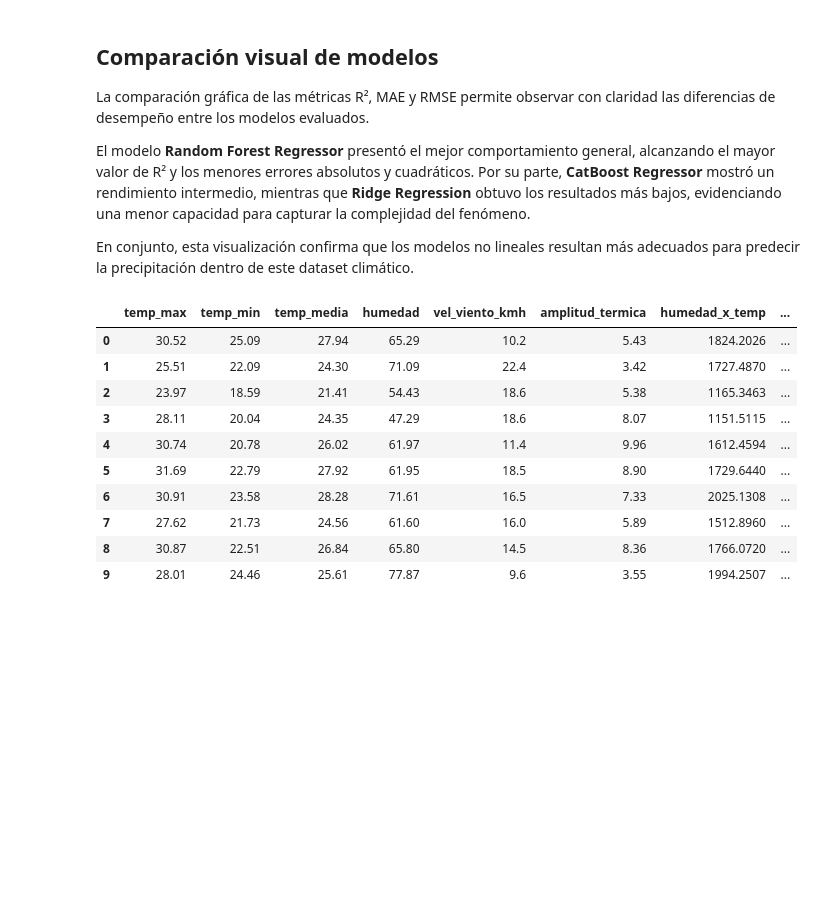
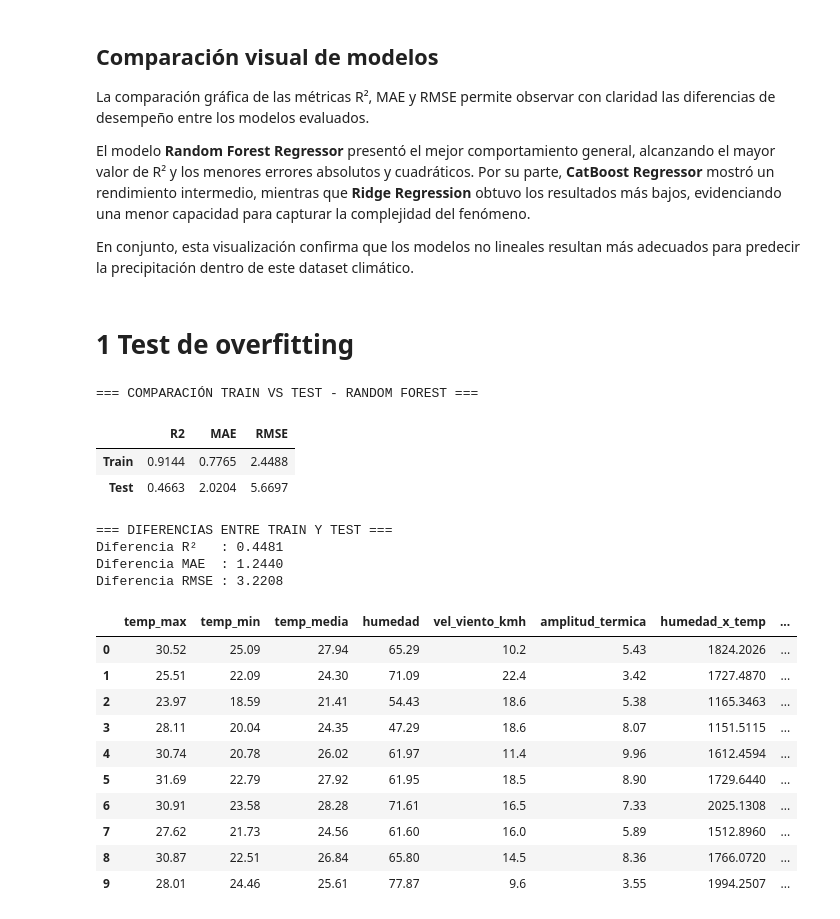
Before and after one commit to IvanSerem/ds2-proyecto-agricola, a Jupyter notebook: DataScienceII.ipynb, the cells around one changed output. Saved outputs shown, nothing was run; the diff lists cells and outputs as text; code cells hidden in the pictures; blank space fills up the shorter version.

```diff
--- a/DataScienceII.ipynb
+++ b/DataScienceII.ipynb
@@ -2319,16 +2379,17 @@ Dimensiones de y: (83996,)
 # %%
-# =====================================
-# DIVISIÓN DE DATOS PARA MODELADO
-# =====================================
-
 from sklearn.model_selection import train_test_split
 
-# X e y ya fueron definidos previamente (sin 'Date' y con variables codificadas)
+# 1. Separar X e y
+y = df_fs["precipitacion"]
+X = df_fs.drop(columns=["precipitacion", "fecha", "vel_viento"])
+
+# 2. Dividir train/test
 X_train, X_test, y_train, y_test = train_test_split(
     X, y, test_size=0.2, random_state=42
 )
 
-print(f"Tamaño conjunto de entrenamiento: {X_train.shape}")
-print(f"Tamaño conjunto de prueba: {X_test.shape}")
-print(f"Proporción: {len(X_train)/len(df_encoded):.2f} train / {len(X_test)/len(df_encoded):.2f} test")
+print("X_train:", X_train.shape)
+print("X_test :", X_test.shape)
+print("y_train:", y_train.shape)
+print("y_test :", y_test.shape)
 # %% [output]
@@ -2476,6 +2544,57 @@ La comparación gráfica de las métricas R², MAE y RMSE permite observar con c
 El modelo **Random Forest Regressor** presentó el mejor comportamiento general, alcanzando el mayor valor de R² y los menores errores absolutos y cuadráticos. Por su parte, **CatBoost Regressor** mostró un rendimiento intermedio, mientras que **Ridge Regression** obtuvo los resultados más bajos, evidenciando una menor capacidad para capturar la complejidad del fenómeno.
 
 En conjunto, esta visualización confirma que los modelos no lineales resultan más adecuados para predecir la precipitación dentro de este dataset climático.
+# %% [markdown]
+# 1 Test de overfitting
+# %%
+# =====================================
+# TEST DE OVERFITTING
+# Comparación Train vs Test
+# =====================================
+
+from sklearn.metrics import r2_score, mean_absolute_error, mean_squared_error
+import numpy as np
+import pandas as pd
+
+# Predicciones sobre train y test
+y_pred_train_rf = rf.predict(X_train)
+y_pred_test_rf = rf.predict(X_test)
+
+# Función para calcular métricas
+def metricas_regresion(y_real, y_pred):
+    return {
+        "R2": r2_score(y_real, y_pred),
+        "MAE": mean_absolute_error(y_real, y_pred),
+        "RMSE": np.sqrt(mean_squared_error(y_real, y_pred))
+    }
+
+# Métricas en train y test
+metricas_train = metricas_regresion(y_train, y_pred_train_rf)
+metricas_test = metricas_regresion(y_test, y_pred_test_rf)
+
+# Tabla comparativa
+comparacion_rf = pd.DataFrame(
+    [metricas_train, metricas_test],
+    index=["Train", "Test"]
+)
+
+print("=== COMPARACIÓN TRAIN VS TEST - RANDOM FOREST ===")
+display(comparacion_rf.round(4))
+
+# Diferencias
+print("=== DIFERENCIAS ENTRE TRAIN Y TEST ===")
+print(f"Diferencia R²   : {metricas_train['R2'] - metricas_test['R2']:.4f}")
+print(f"Diferencia MAE  : {metricas_test['MAE'] - metricas_train['MAE']:.4f}")
+print(f"Diferencia RMSE : {metricas_test['RMSE'] - metricas_train['RMSE']:.4f}")
+# %% [output]
+=== COMPARACIÓN TRAIN VS TEST - RANDOM FOREST ===
+|  | R2 | MAE | RMSE |
+| Train | 0.9144 | 0.7765 | 2.4488 |
+| Test | 0.4663 | 2.0204 | 5.6697 |
+=== DIFERENCIAS ENTRE TRAIN Y TEST ===
+Diferencia R²   : 0.4481
+Diferencia MAE  : 1.2440
+Diferencia RMSE : 3.2208
 # %%
 df_fs["amplitud_termica"] = df_fs["temp_max"] - df_fs["temp_min"]
 df_fs["humedad_x_temp"] = df_fs["humedad"] * df_fs["temp_media"]
```
Also changed, not shown: parts of 26 cells of this notebook.
